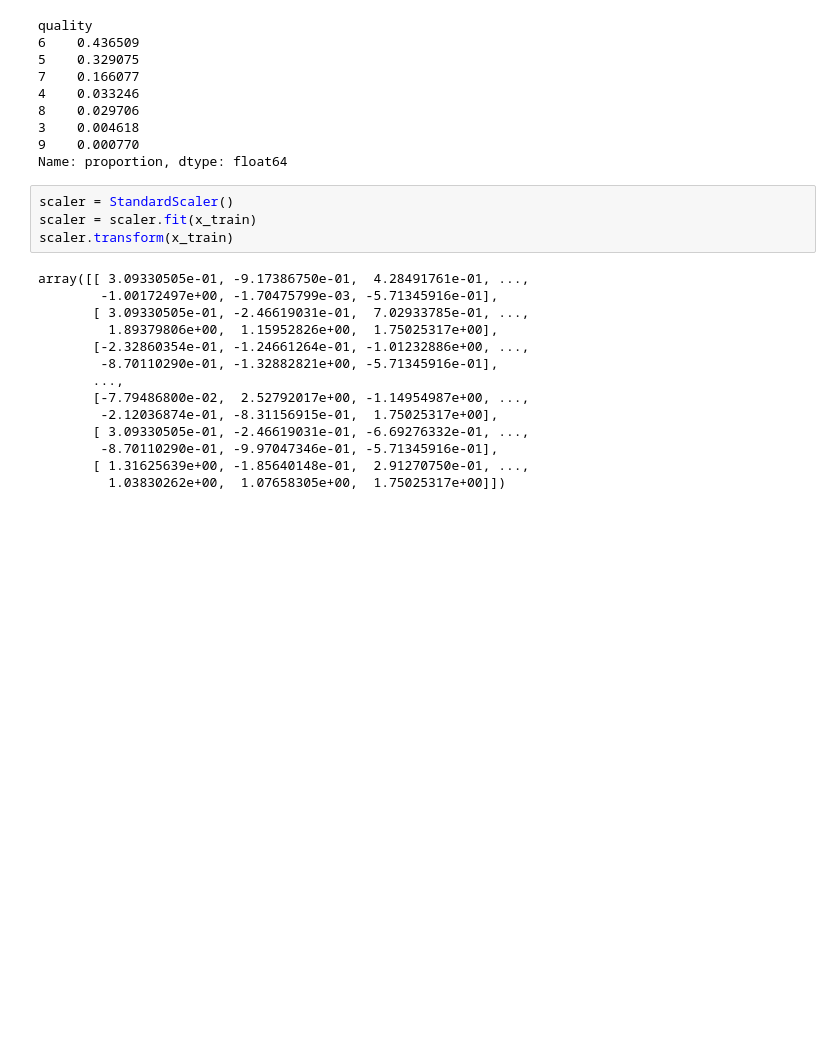
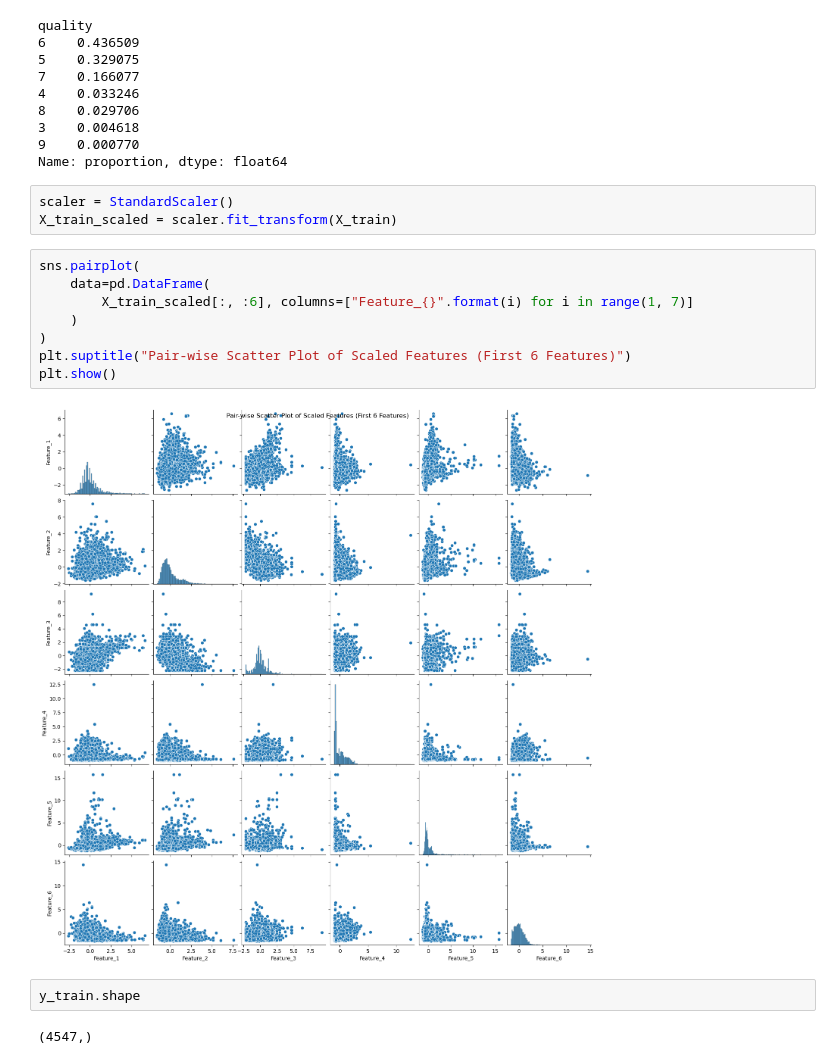
Before and after one commit to akladyous/data-science, a Jupyter notebook: regression/Multiple Linear Regression/Multiple_Linear_Regression.ipynb, the cells around one changed output. Saved outputs shown, nothing was run; the diff lists cells and outputs as text; blank space fills up the shorter version.

Commit message:
Untracked files on data-science

```diff
--- a/regression/Multiple Linear Regression/Multiple_Linear_Regression.ipynb
+++ b/regression/Multiple Linear Regression/Multiple_Linear_Regression.ipynb
@@ -88,21 +88,20 @@ quality
 3    0.004618
 9    0.000770
 Name: proportion, dtype: float64
-# %%
-scaler = StandardScaler()
-scaler = scaler.fit(x_train)
-scaler.transform(x_train)
-# %% [output]
-array([[ 3.09330505e-01, -9.17386750e-01,  4.28491761e-01, ...,
-        -1.00172497e+00, -1.70475799e-03, -5.71345916e-01],
-       [ 3.09330505e-01, -2.46619031e-01,  7.02933785e-01, ...,
-         1.89379806e+00,  1.15952826e+00,  1.75025317e+00],
-       [-2.32860354e-01, -1.24661264e-01, -1.01232886e+00, ...,
-        -8.70110290e-01, -1.32882821e+00, -5.71345916e-01],
-       ...,
-       [-7.79486800e-02,  2.52792017e+00, -1.14954987e+00, ...,
-        -2.12036874e-01, -8.31156915e-01,  1.75025317e+00],
-       [ 3.09330505e-01, -2.46619031e-01, -6.69276332e-01, ...,
-        -8.70110290e-01, -9.97047346e-01, -5.71345916e-01],
-       [ 1.31625639e+00, -1.85640148e-01,  2.91270750e-01, ...,
-         1.03830262e+00,  1.07658305e+00,  1.75025317e+00]])
+# %%
+scaler = StandardScaler()
+X_train_scaled = scaler.fit_transform(X_train)
+# %%
+sns.pairplot(
+    data=pd.DataFrame(
+        X_train_scaled[:, :6], columns=["Feature_{}".format(i) for i in range(1, 7)]
+    )
+)
+plt.suptitle("Pair-wise Scatter Plot of Scaled Features (First 6 Features)")
+plt.show()
+# %% [output]
+[figure, added]
+# %%
+y_train.shape
+# %% [output]
+(4547,)
```
